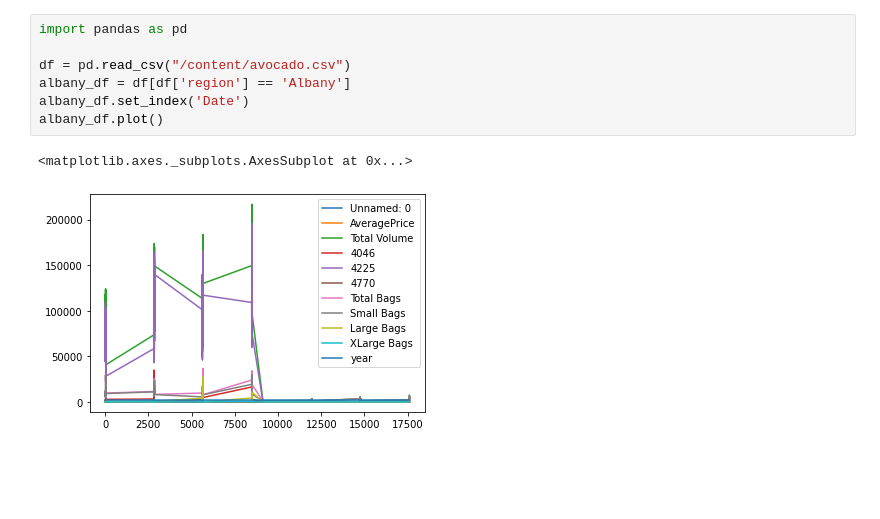
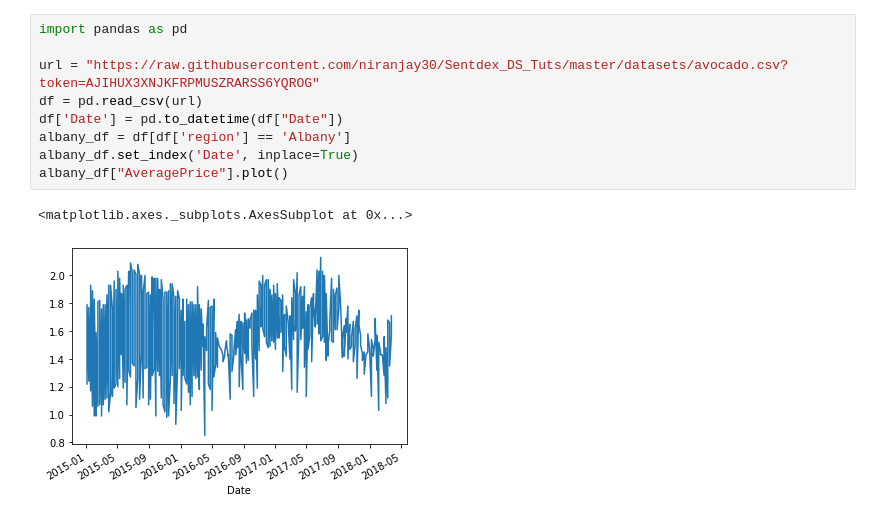
Before and after one commit to niranjay30/Sentdex_DS_Tuts, a Jupyter notebook: pandas_2.ipynb, the cells around one changed output. Drawn from its saved outputs; the diff is of its cells as text; blank space fills up the shorter version.

```diff
--- a/pandas_2.ipynb
+++ b/pandas_2.ipynb
@@ -3,10 +3,12 @@
 # %%
 import pandas as pd
 
-df = pd.read_csv("/content/avocado.csv")
+url = "https://raw.githubusercontent.com/niranjay30/Sentdex_DS_Tuts/master/datasets/avocado.csv?token=AJIHUX3XNJKFRPMUSZRARSS6YQROG"
+df = pd.read_csv(url)
+df['Date'] = pd.to_datetime(df["Date"])
 albany_df = df[df['region'] == 'Albany']
-albany_df.set_index('Date')
-albany_df.plot()
+albany_df.set_index('Date', inplace=True)
+albany_df["AveragePrice"].plot()
 # %% [output]
 <matplotlib.axes._subplots.AxesSubplot at 0x...>
-[figure, old version]
+[figure, new version]
```
Also changed, not shown: parts of 6 cells of this notebook.
